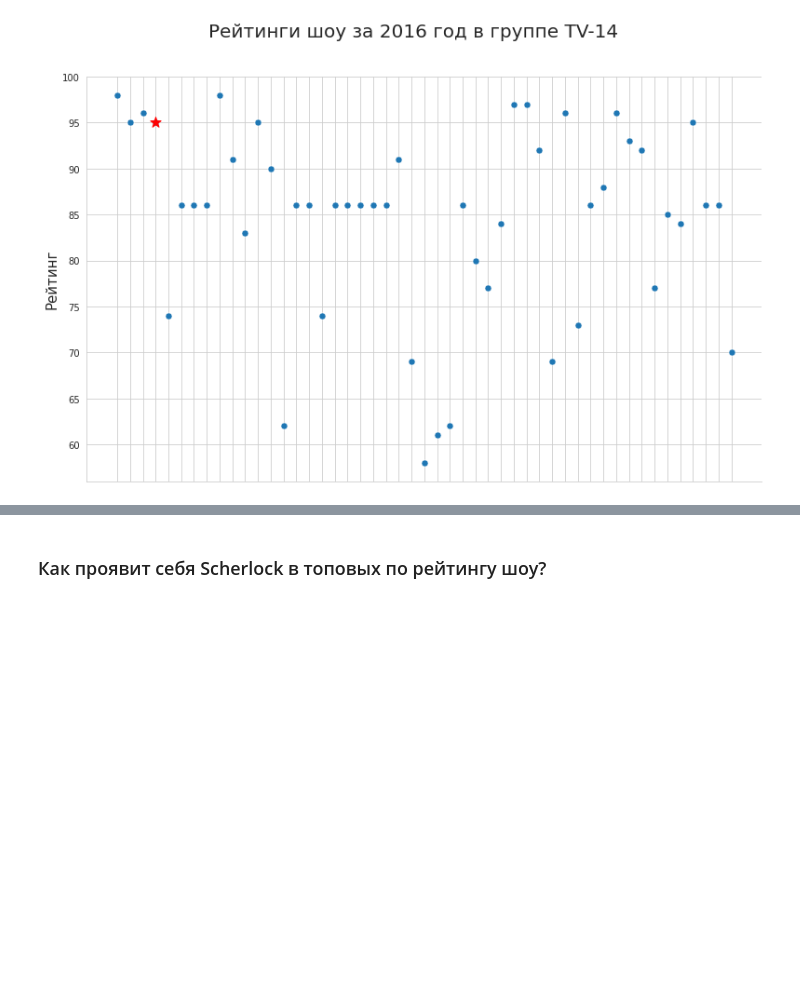
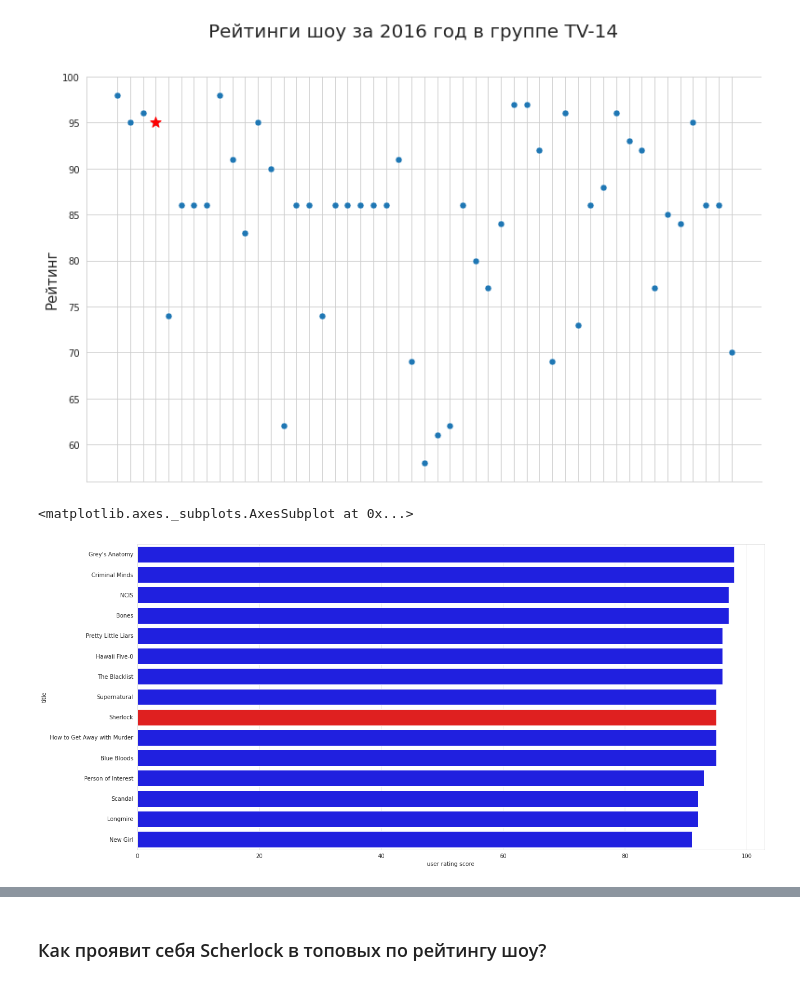
Before and after one commit to VorobyvEgor/Seminar_Sber, a Jupyter notebook: Projects/Егор_Воробьев_[Template]_Групповой_проект__Первичный_анализ_данных_.ipynb, the cells around one changed output, grey strips where cells are left out. Cells and saved outputs as stored; diff of their text form; code cells hidden in the pictures; blank space fills up the shorter version.

```diff
--- a/Projects/Егор_Воробьев_[Template]_Групповой_проект__Первичный_анализ_данных_.ipynb
+++ b/Projects/Егор_Воробьев_[Template]_Групповой_проект__Первичный_анализ_данных_.ipynb
@@ -627,3 +630,10 @@ ax.set_ylabel("Рейтинг", size=15)
 fig.suptitle("Рейтинги шоу за 2016 год в группе TV-14", size=20);
 # %% [output]
 [figure]
+# %%
+plt.figure(figsize=(20, 10))
+clrs = ['red' if (x == 'Sherlock') else 'blue' for x in TV_14_2016.sort_values('user rating score', ascending=False)['title'][:15]]
+sns.barplot(x='user rating score', y='title', data=TV_14_2016.sort_values('user rating score', ascending=False)[:15], palette=clrs)
+# %% [output]
+<matplotlib.axes._subplots.AxesSubplot at 0x...>
+[figure, added]
```
Also changed, not shown: parts of 18 cells of this notebook.
